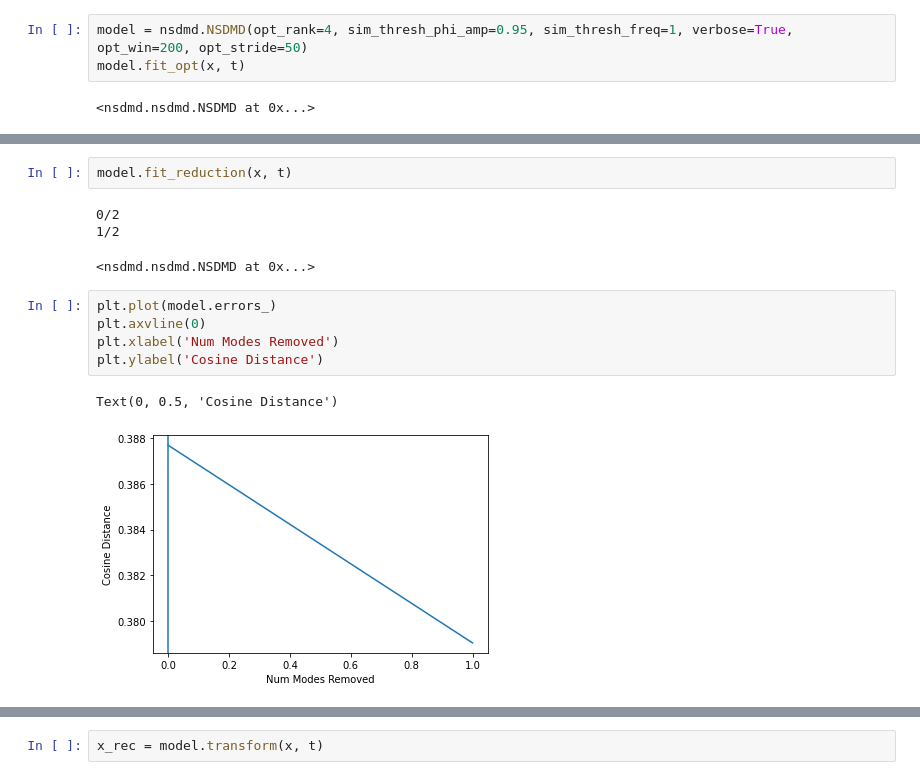
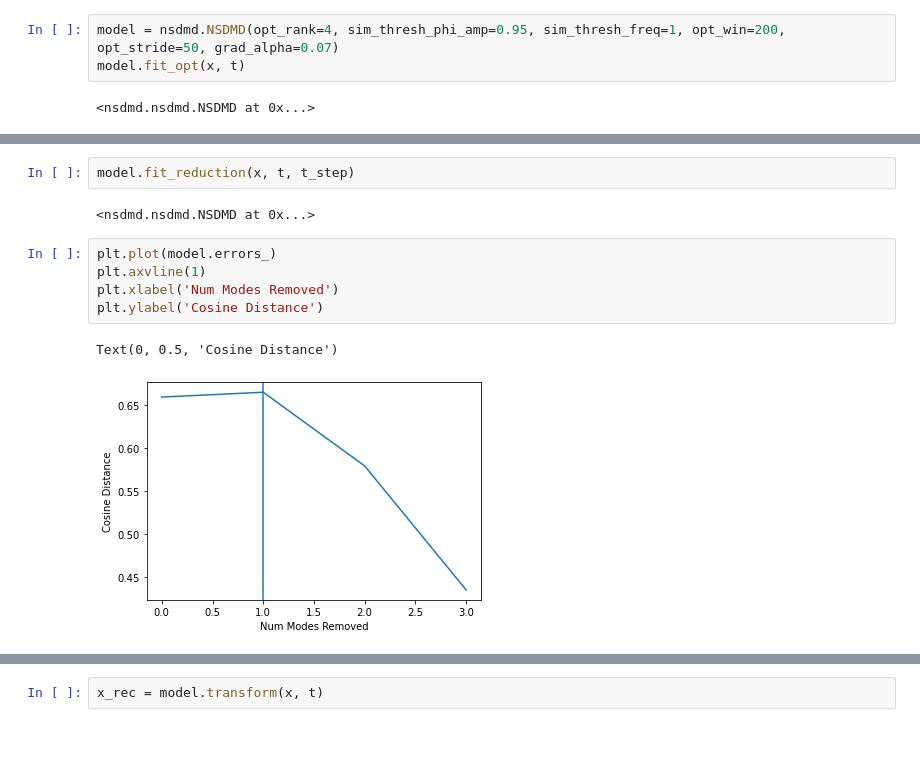
Before and after one commit to learning-2-learn/nsdmd, a Jupyter notebook: examples/freq_drift_demo.ipynb, the cells around one changed output, grey strips where cells are left out. Drawn from its saved outputs; the diff is of its cells as text; blank space fills up the shorter version.

```diff
--- a/examples/freq_drift_demo.ipynb
+++ b/examples/freq_drift_demo.ipynb
@@ -51,5 +51,5 @@ Text(0, 0.5, 'Channel')
 # %%
-model = nsdmd.NSDMD(opt_rank=4, sim_thresh_phi_amp=0.95, sim_thresh_freq=1, verbose=True, opt_win=200, opt_stride=50)
+model = nsdmd.NSDMD(opt_rank=4, sim_thresh_phi_amp=0.95, sim_thresh_freq=1, opt_win=200, opt_stride=50, grad_alpha=0.07)
 model.fit_opt(x, t)
 # %% [output]
 <nsdmd.nsdmd.NSDMD at 0x...>
@@ -227,15 +78,13 @@ plt.plot(np.mean(F3_true, axis=0), linestyle='dashed')
 # %%
-model.fit_reduction(x, t)
+model.fit_reduction(x, t, t_step)
 # %% [output]
-0/2
-1/2
+<nsdmd.nsdmd.NSDMD at 0x...>
-<nsdmd.nsdmd.NSDMD at 0x...>
 # %%
 plt.plot(model.errors_)
-plt.axvline(0)
+plt.axvline(1)
 plt.xlabel('Num Modes Removed')
 plt.ylabel('Cosine Distance')
 # %% [output]
 Text(0, 0.5, 'Cosine Distance')
-[figure, old version]
+[figure, new version]
 # %%
```
Also changed, not shown: parts of 21 cells of this notebook, 1 other file.
